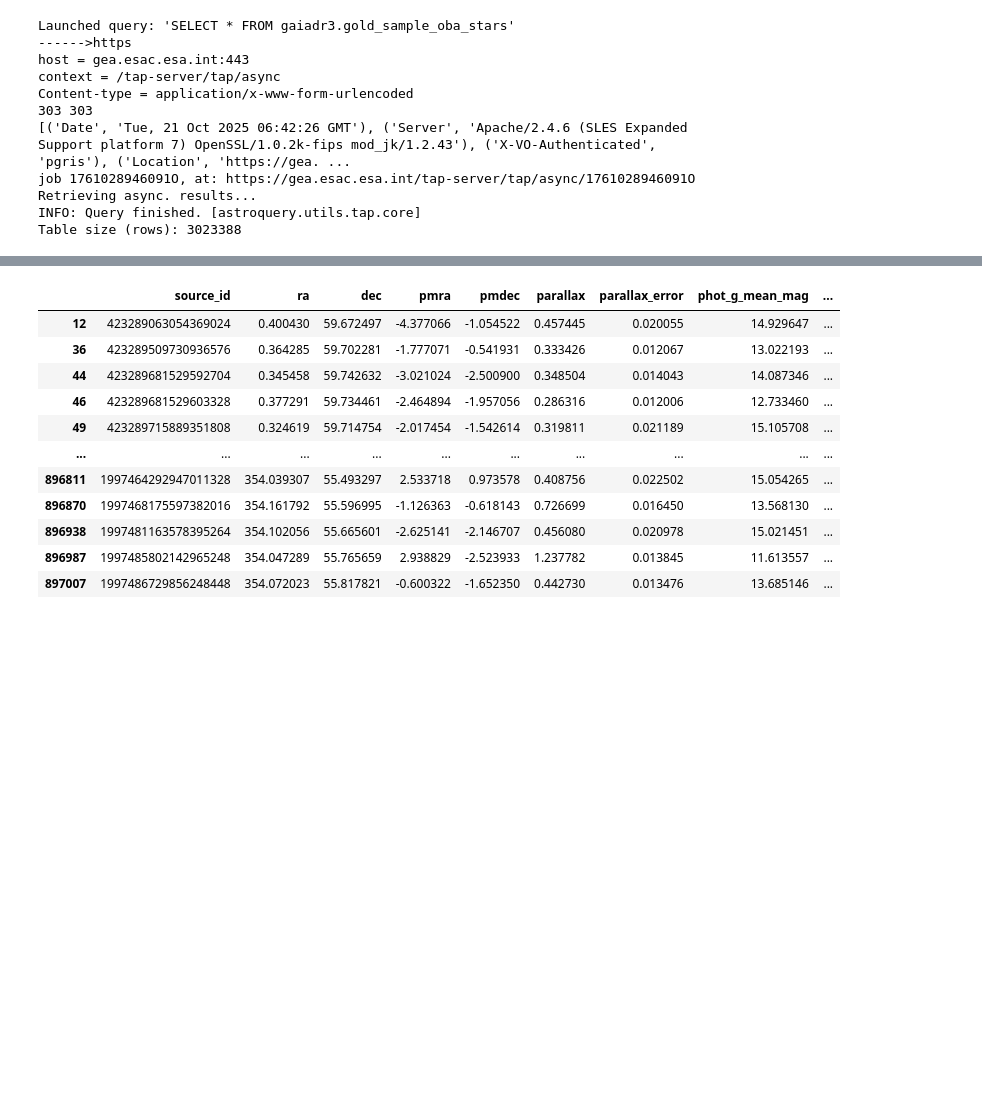
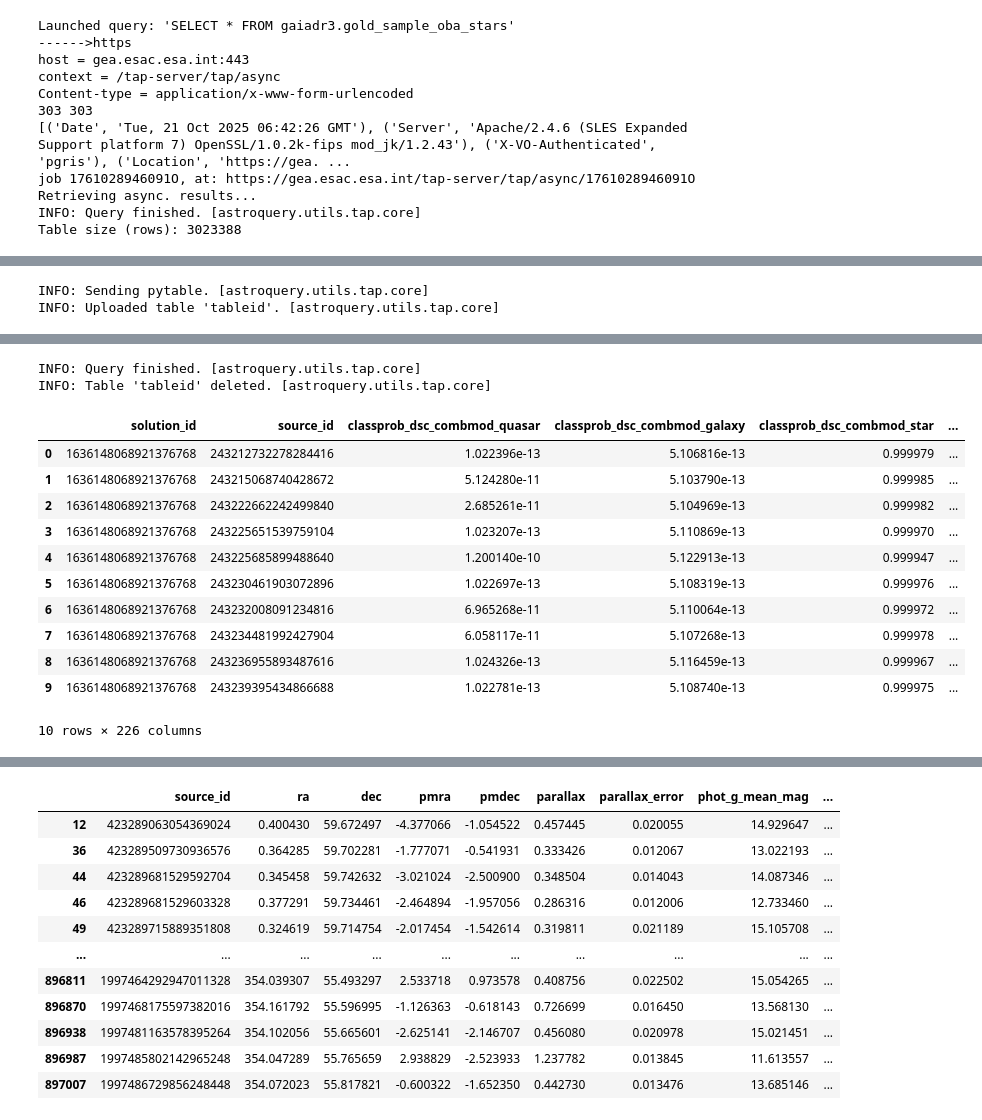
Before and after one commit to LSSTDESC/sn_pipe, a Jupyter notebook: notebooks/gaia_golden_sample.ipynb, the cells around one changed output, grey strips where cells are left out. Drawn from its saved outputs; the diff is of its cells as text; code cells hidden in the pictures; blank space fills up the shorter version.

```diff
--- a/notebooks/gaia_golden_sample.ipynb
+++ b/notebooks/gaia_golden_sample.ipynb
@@ -26,6 +30,9 @@ def get_gaia_sample(table="gaiadr3.gold_sample_oba_stars"):
     return results.to_pandas()
 # %%
 def clean_gaia_sample(targets):
+    """
+    Select OBA stars according to the pub A&A 674,A39 (2023) (Gaia Data Release 3: A golden sample of astrophysical parameters)
+    """
 
     print(targets)
 
@@ -134,3 +176,20 @@ def save_df(rr,drs,catname,key='oba_stars'):
+# %%
+def get_meta(df,Gaia,cols='ap.*'):
+
+    table_id = Table([list(df['source_id'])], names=['gaia_id'], meta={'meta':'table'})
+    Gaia.upload_table(upload_resource=table_id, table_name='tableid')
+
+    query="SELECT {} \
+    FROM gaiadr3.astrophysical_parameters AS ap \
+    JOIN user_pgris.tableid as usert ON usert.gaia_id = ap.source_id".format(cols)
+
+    #launch query and save and return a Dataframe
+    job = Gaia.launch_job_async(query)
+    results = job.get_results().to_pandas()
+
+    # suggest delete your table from your personal space
+    Gaia.delete_user_table(table_name='tableid')
+    return results
 # %%
 Gaia.login(user='pgris', password='Lsst!!2024a=+')
 # %% [output]
@@ -218,0 +218,10 @@ dtype: object
+# %%
+# get OBA source_id's
+gaiaDir = '../../gaia_files'
+gaiadr = 'gaiadr3'
+oba_cat = 'gold_sample_oba_stars/sources_gold_sample_oba_stars.hdf5'
+
+oba_stars = pd.read_hdf('{}/{}/{}'.format(gaiaDir,gaiadr,oba_cat))
+
+oba_stars = clean_gaia_sample(oba_stars)
+len(oba_stars)
@@ -232,0 +265,10 @@ KeyboardInterrupt:
+# %%
+# make a request to grab available columns
+rr = get_meta(oba_stars[:10],Gaia)
+cols = rr.columns.to_list()
+cols = list(filter(lambda s: not ('oa' in s), cols))
+cols_db = ','.join(cols)
+cols_db
+# %% [output]
+INFO: Sending pytable. [astroquery.utils.tap.core]
+INFO: Uploaded table 'tableid'. [astroquery.utils.tap.core]
@@ -232,0 +276,14 @@ KeyboardInterrupt:
+INFO: Query finished. [astroquery.utils.tap.core]
+INFO: Table 'tableid' deleted. [astroquery.utils.tap.core]
+|  | solution_id | source_id | classprob_dsc_combmod_quasar | classprob_dsc_combmod_galaxy | classprob_dsc_combmod_star | ... |
+| 0 | 1636148068921376768 | 243212732278284416 | 1.022396e-13 | 5.106816e-13 | 0.999979 | ... |
+| 1 | 1636148068921376768 | 243215068740428672 | 5.124280e-11 | 5.103790e-13 | 0.999985 | ... |
+| 2 | 1636148068921376768 | 243222662242499840 | 2.685261e-11 | 5.104969e-13 | 0.999982 | ... |
+| 3 | 1636148068921376768 | 243225651539759104 | 1.023207e-13 | 5.110869e-13 | 0.999970 | ... |
+| 4 | 1636148068921376768 | 243225685899488640 | 1.200140e-10 | 5.122913e-13 | 0.999947 | ... |
+| 5 | 1636148068921376768 | 243230461903072896 | 1.022697e-13 | 5.108319e-13 | 0.999976 | ... |
+| 6 | 1636148068921376768 | 243232008091234816 | 6.965268e-11 | 5.110064e-13 | 0.999972 | ... |
+| 7 | 1636148068921376768 | 243234481992427904 | 6.058117e-11 | 5.107268e-13 | 0.999978 | ... |
+| 8 | 1636148068921376768 | 243236955893487616 | 1.024326e-13 | 5.116459e-13 | 0.999967 | ... |
+| 9 | 1636148068921376768 | 243239395434866688 | 1.022781e-13 | 5.108740e-13 | 0.999975 | ... |
+10 rows × 226 columns
```
Also changed, not shown: parts of 15 cells of this notebook.
